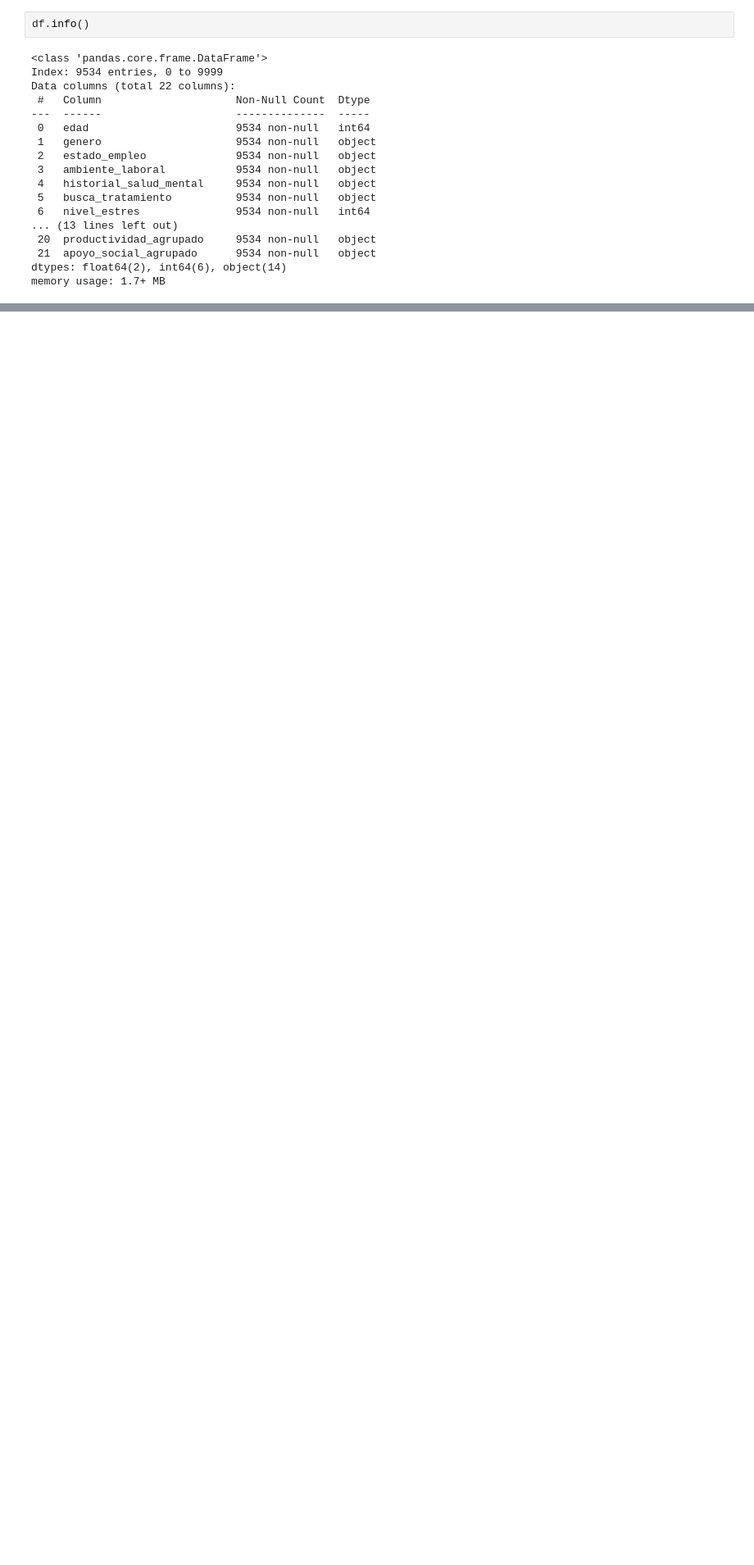
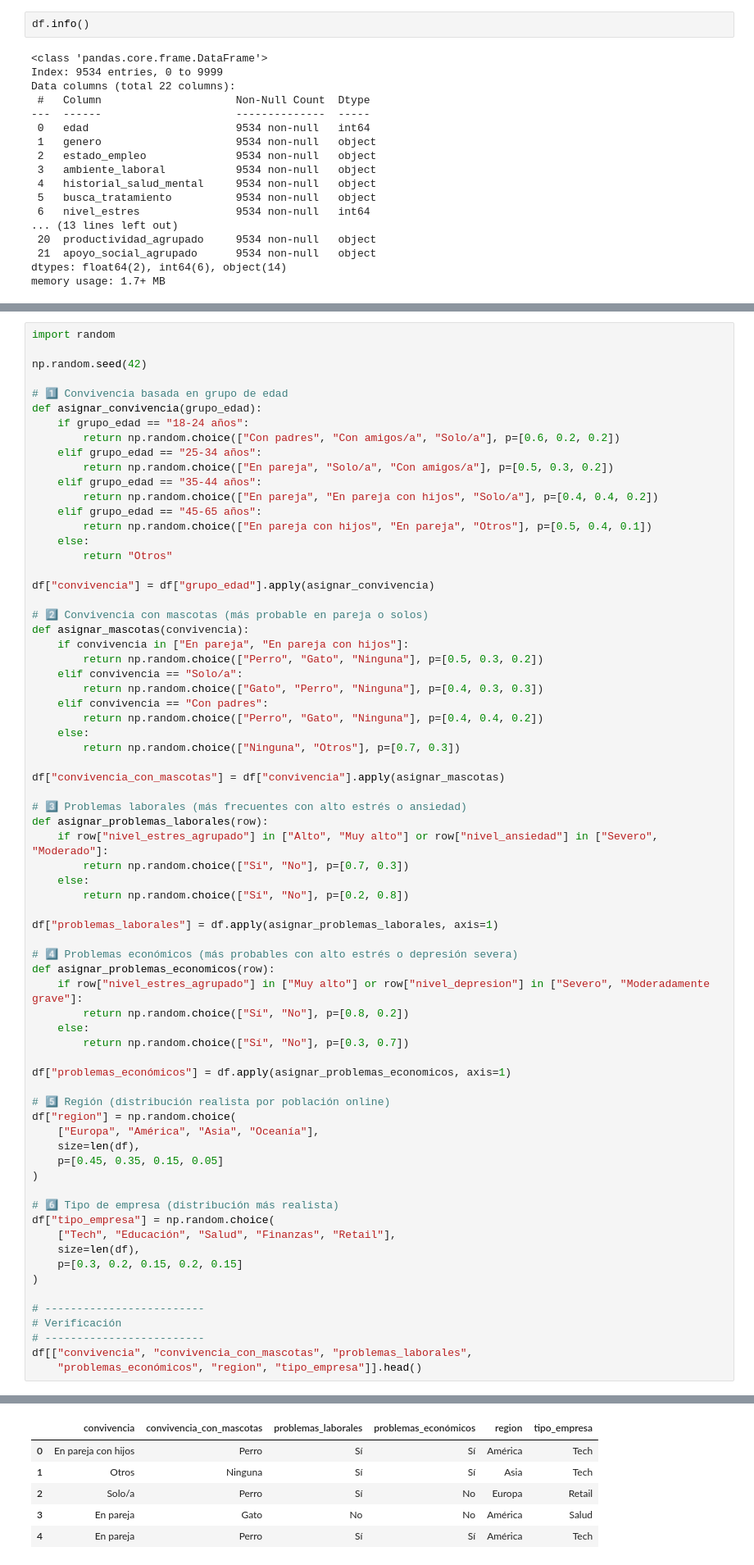
Before and after one commit to Martitaa/MentalHealth_Visualitation_LauraPArejo_MAgdalaPErez_LucianaYelicich_MartaSanz, a Jupyter notebook: EDA.ipynb, the cells around one changed output, grey strips where cells are left out. Shown at 82% size. Saved outputs shown, nothing was run; the diff lists cells and outputs as text; blank space fills up the shorter version.

```diff
--- a/EDA.ipynb
+++ b/EDA.ipynb
@@ -832,0 +833,71 @@ memory usage: 1.7+ MB
+# %%
+import random
+
+np.random.seed(42)
+
+# 1️⃣ Convivencia basada en grupo de edad
+def asignar_convivencia(grupo_edad):
+    if grupo_edad == "18-24 años":
+        return np.random.choice(["Con padres", "Con amigos/a", "Solo/a"], p=[0.6, 0.2, 0.2])
+    elif grupo_edad == "25-34 años":
+        return np.random.choice(["En pareja", "Solo/a", "Con amigos/a"], p=[0.5, 0.3, 0.2])
+    elif grupo_edad == "35-44 años":
+        return np.random.choice(["En pareja", "En pareja con hijos", "Solo/a"], p=[0.4, 0.4, 0.2])
+    elif grupo_edad == "45-65 años":
+        return np.random.choice(["En pareja con hijos", "En pareja", "Otros"], p=[0.5, 0.4, 0.1])
+    else:
+        return "Otros"
+
+df["convivencia"] = df["grupo_edad"].apply(asignar_convivencia)
+
+# 2️⃣ Convivencia con mascotas (más probable en pareja o solos)
+def asignar_mascotas(convivencia):
+    if convivencia in ["En pareja", "En pareja con hijos"]:
+        return np.random.choice(["Perro", "Gato", "Ninguna"], p=[0.5, 0.3, 0.2])
+    elif convivencia == "Solo/a":
+        return np.random.choice(["Gato", "Perro", "Ninguna"], p=[0.4, 0.3, 0.3])
+    elif convivencia == "Con padres":
+        return np.random.choice(["Perro", "Gato", "Ninguna"], p=[0.4, 0.4, 0.2])
+    else:
+        return np.random.choice(["Ninguna", "Otros"], p=[0.7, 0.3])
+
+df["convivencia_con_mascotas"] = df["convivencia"].apply(asignar_mascotas)
+
+# 3️⃣ Problemas laborales (más frecuentes con alto estrés o ansiedad)
+def asignar_problemas_laborales(row):
+    if row["nivel_estres_agrupado"] in ["Alto", "Muy alto"] or row["nivel_ansiedad"] in ["Severo", "Moderado"]:
+        return np.random.choice(["Sí", "No"], p=[0.7, 0.3])
+    else:
+        return np.random.choice(["Sí", "No"], p=[0.2, 0.8])
+
+df["problemas_laborales"] = df.apply(asignar_problemas_laborales, axis=1)
+
+# 4️⃣ Problemas económicos (más probables con alto estrés o depresión severa)
+def asignar_problemas_economicos(row):
+    if row["nivel_estres_agrupado"] in ["Muy alto"] or row["nivel_depresion"] in ["Severo", "Moderadamente grave"]:
+        return np.random.choice(["Sí", "No"], p=[0.8, 0.2])
+    else:
+        return np.random.choice(["Sí", "No"], p=[0.3, 0.7])
+
+df["problemas_económicos"] = df.apply(asignar_problemas_economicos, axis=1)
+
+# 5️⃣ Región (distribución realista por población online)
+df["region"] = np.random.choice(
+    ["Europa", "América", "Asia", "Oceanía"],
+    size=len(df),
+    p=[0.45, 0.35, 0.15, 0.05]
+)
+
+# 6️⃣ Tipo de empresa (distribución más realista)
+df["tipo_empresa"] = np.random.choice(
+    ["Tech", "Educación", "Salud", "Finanzas", "Retail"],
+    size=len(df),
+    p=[0.3, 0.2, 0.15, 0.2, 0.15]
+)
+
+# -------------------------
+# Verificación
+# -------------------------
+df[["convivencia", "convivencia_con_mascotas", "problemas_laborales",
+    "problemas_económicos", "region", "tipo_empresa"]].head()
+# %% [output]
@@ -832,0 +921,6 @@ memory usage: 1.7+ MB
+|  | convivencia | convivencia_con_mascotas | problemas_laborales | problemas_económicos | region | tipo_empresa |
+| 0 | En pareja con hijos | Perro | Sí | Sí | América | Tech |
+| 1 | Otros | Ninguna | Sí | Sí | Asia | Tech |
+| 2 | Solo/a | Perro | Sí | No | Europa | Retail |
+| 3 | En pareja | Gato | No | No | América | Salud |
+| 4 | En pareja | Perro | Sí | Sí | América | Tech |
```
Also changed, not shown: parts of 7 cells of this notebook, 2 other files.
